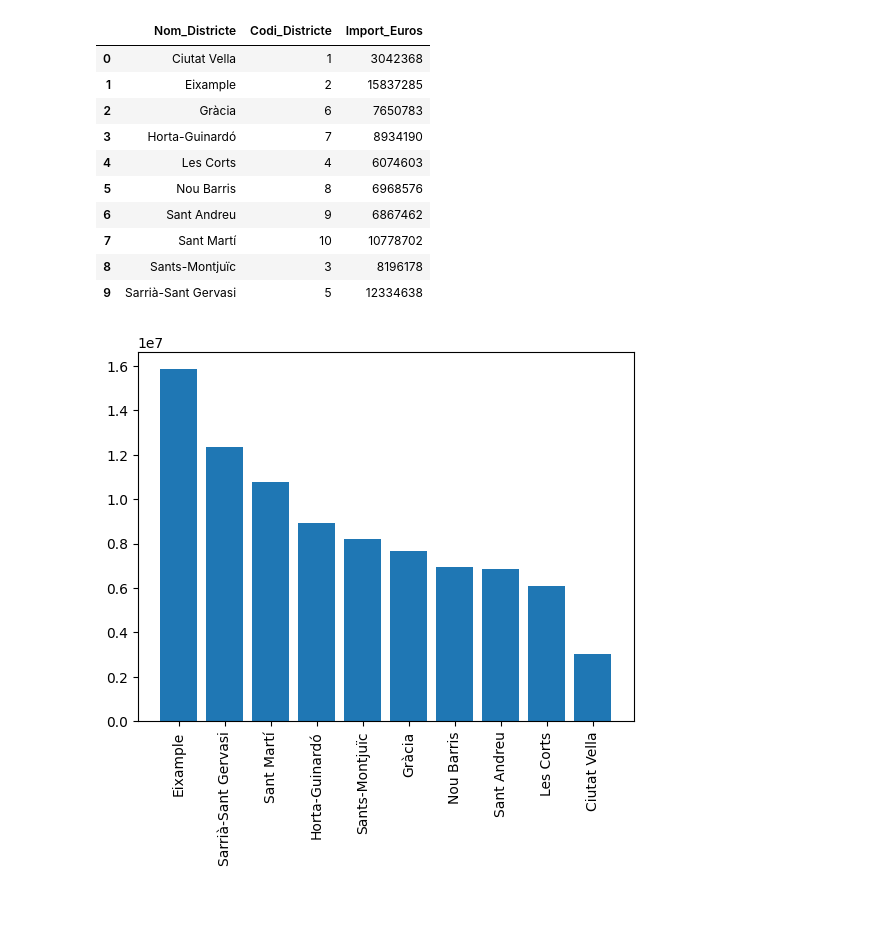
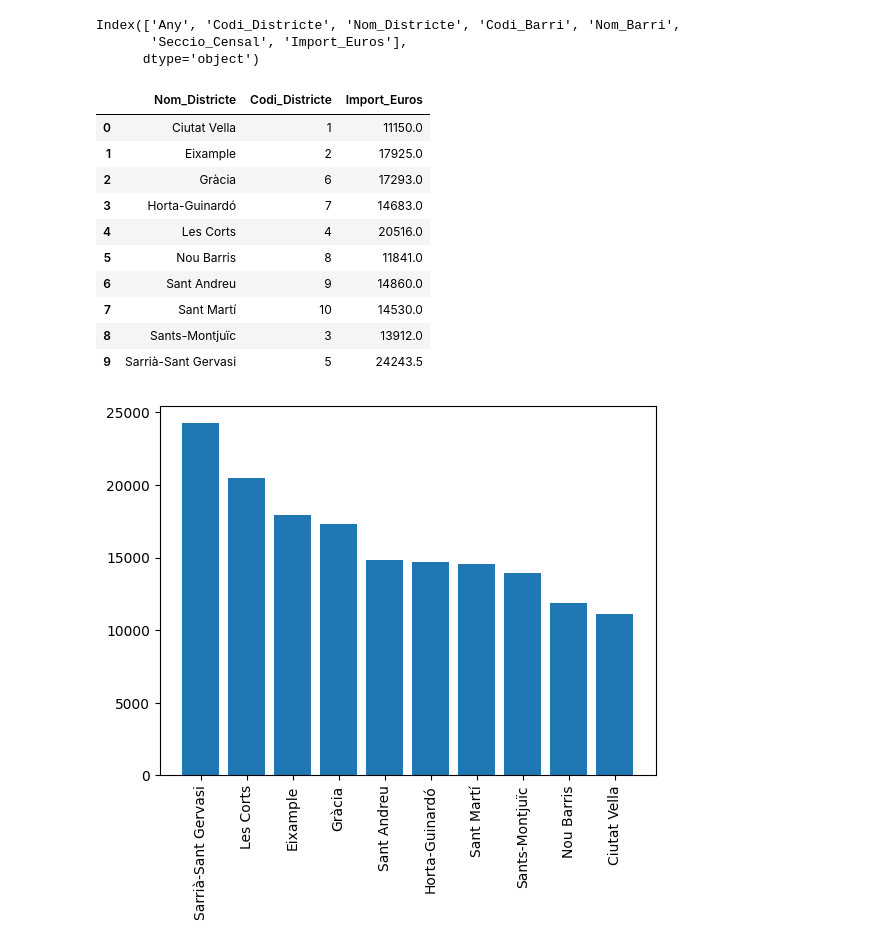
Before and after one commit to JuliaAT/AVDM-project, a Jupyter notebook: DataTreatment(EnriqueGarcíaOrtiz).ipynb, the cells around one changed output. Cells and saved outputs as stored; diff of their text form; code cells hidden in the pictures; blank space fills up the shorter version.

Commit message:
Enrique: Further advances on the plot, now the map is based on the mean and district names and scales has been added

```diff
--- a/DataTreatment(EnriqueGarcíaOrtiz).ipynb
+++ b/DataTreatment(EnriqueGarcíaOrtiz).ipynb
@@ -28,30 +28,36 @@ income_2020['Nom_Districte']=income_2020['Nom_Districte'].replace('L\'Eixample',
 # %%
 incomearray=[income_2016,income_2017,income_2018,income_2019,income_2020]
 income_df=pd.concat(incomearray)
+income_df.columns
+# %% [output]
+Index(['Any', 'Codi_Districte', 'Nom_Districte', 'Codi_Barri', 'Nom_Barri',
+       'Seccio_Censal', 'Import_Euros'],
+      dtype='object')
 # %%
 #We erase the column about secció censal and merge all the rows from the same neighbourhood
 income_df.drop('Seccio_Censal', axis=1)
-income_df_refined=income_df.groupby('Nom_Districte').agg({'Codi_Districte':'mean','Import_Euros': 'sum'}).reset_index()
+income_df_refined=income_df.groupby('Nom_Districte').agg({'Codi_Districte':'mean','Import_Euros': 'mean'}).reset_index()
 income_df_refined['Codi_Districte']=income_df_refined['Codi_Districte'].astype(int)
 
 income_df_refined
 # print(euros)
 # %% [output]
 |  | Nom_Districte | Codi_Districte | Import_Euros |
-| 0 | Ciutat Vella | 1 | 3042368 |
-| 1 | Eixample | 2 | 15837285 |
-| 2 | Gràcia | 6 | 7650783 |
-| 3 | Horta-Guinardó | 7 | 8934190 |
-| 4 | Les Corts | 4 | 6074603 |
-| 5 | Nou Barris | 8 | 6968576 |
-| 6 | Sant Andreu | 9 | 6867462 |
-| 7 | Sant Martí | 10 | 10778702 |
-| 8 | Sants-Montjuïc | 3 | 8196178 |
-| 9 | Sarrià-Sant Gervasi | 5 | 12334638 |
+| 0 | Ciutat Vella | 1 | 11150.0 |
+| 1 | Eixample | 2 | 17925.0 |
+| 2 | Gràcia | 6 | 17293.0 |
+| 3 | Horta-Guinardó | 7 | 14683.0 |
+| 4 | Les Corts | 4 | 20516.0 |
+| 5 | Nou Barris | 8 | 11841.0 |
+| 6 | Sant Andreu | 9 | 14860.0 |
+| 7 | Sant Martí | 10 | 14530.0 |
+| 8 | Sants-Montjuïc | 3 | 13912.0 |
+| 9 | Sarrià-Sant Gervasi | 5 | 24243.5 |
 # %%
+income_df_refinedforbars=income_df_refined.sort_values('Import_Euros',ascending=False)
 plt.bar(income_df_refinedforbars['Nom_Districte'], income_df_refinedforbars['Import_Euros'])
 plt.xticks(rotation=90)
 plt.show()
 # %% [output]
-[figure, old version]
+[figure, new version]
 # %%
```
Also changed, not shown: parts of 1 cell of this notebook.
